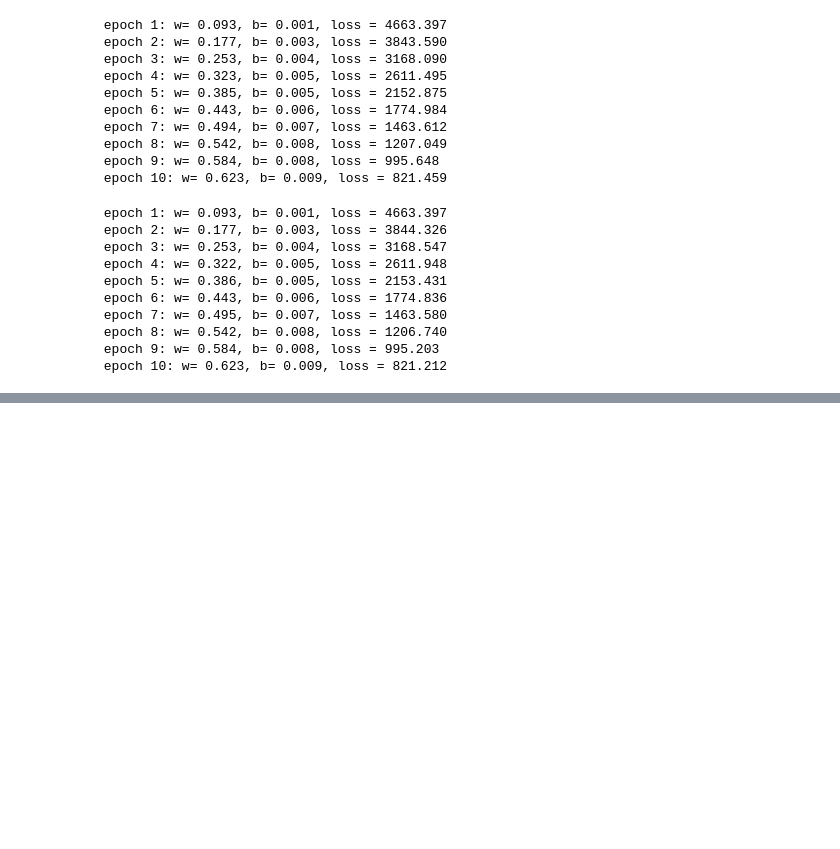
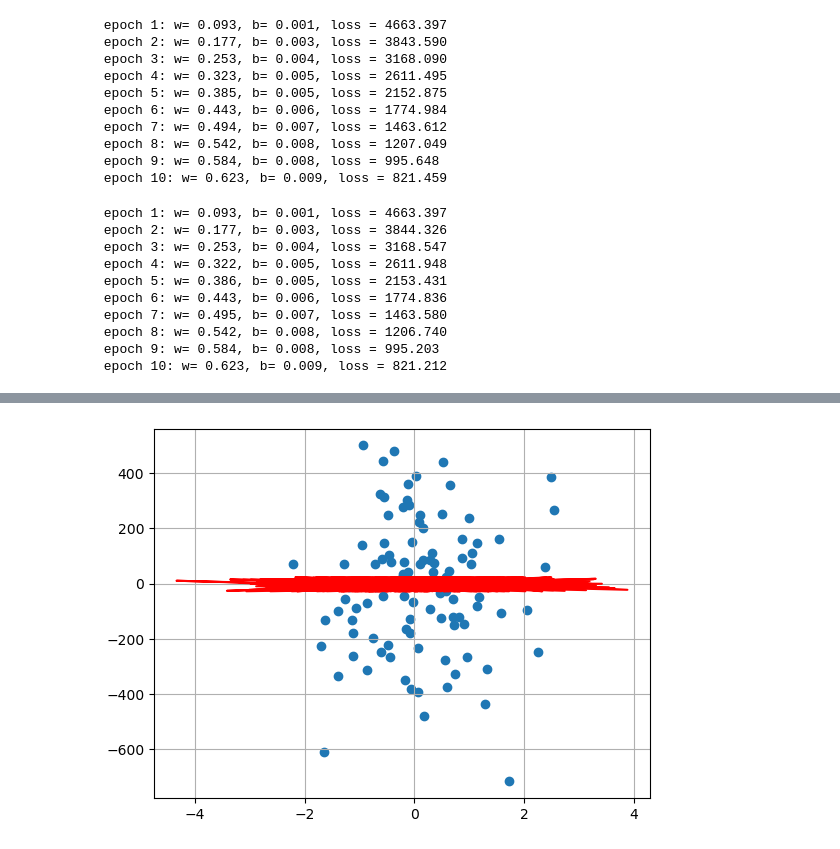
Before and after one commit to majomillanr/MAT_420, a Jupyter notebook: linear_reg_us_construction.ipynb, the cells around one changed output, grey strips where cells are left out. Saved outputs shown, nothing was run; the diff lists cells and outputs as text; code cells hidden in the pictures; blank space fills up the shorter version.

```diff
--- a/linear_reg_us_construction.ipynb
+++ b/linear_reg_us_construction.ipynb
@@ -357,0 +365,10 @@ NameError: name 'n_features' is not defined
+# %%
+with torch.inference_mode():
+    y_pred_line=model(X)
+    fig=plt.figure()
+    plt.scatter(X[:,23],y)
+    plt.plot(X, y_pred_line, 'r')
+    plt.grid()
+    plt.show()
+# %% [output]
+[figure, added]
```
Also changed, not shown: parts of 3 cells of this notebook.
